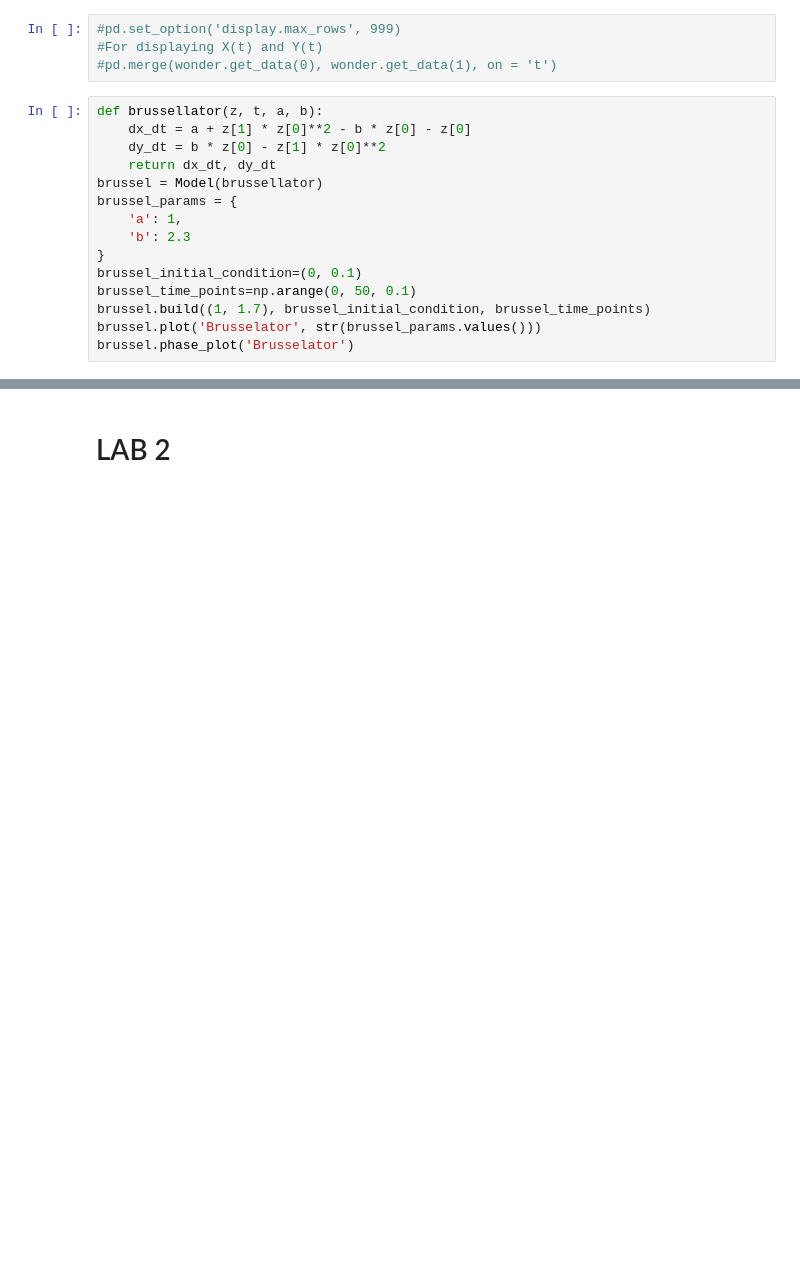
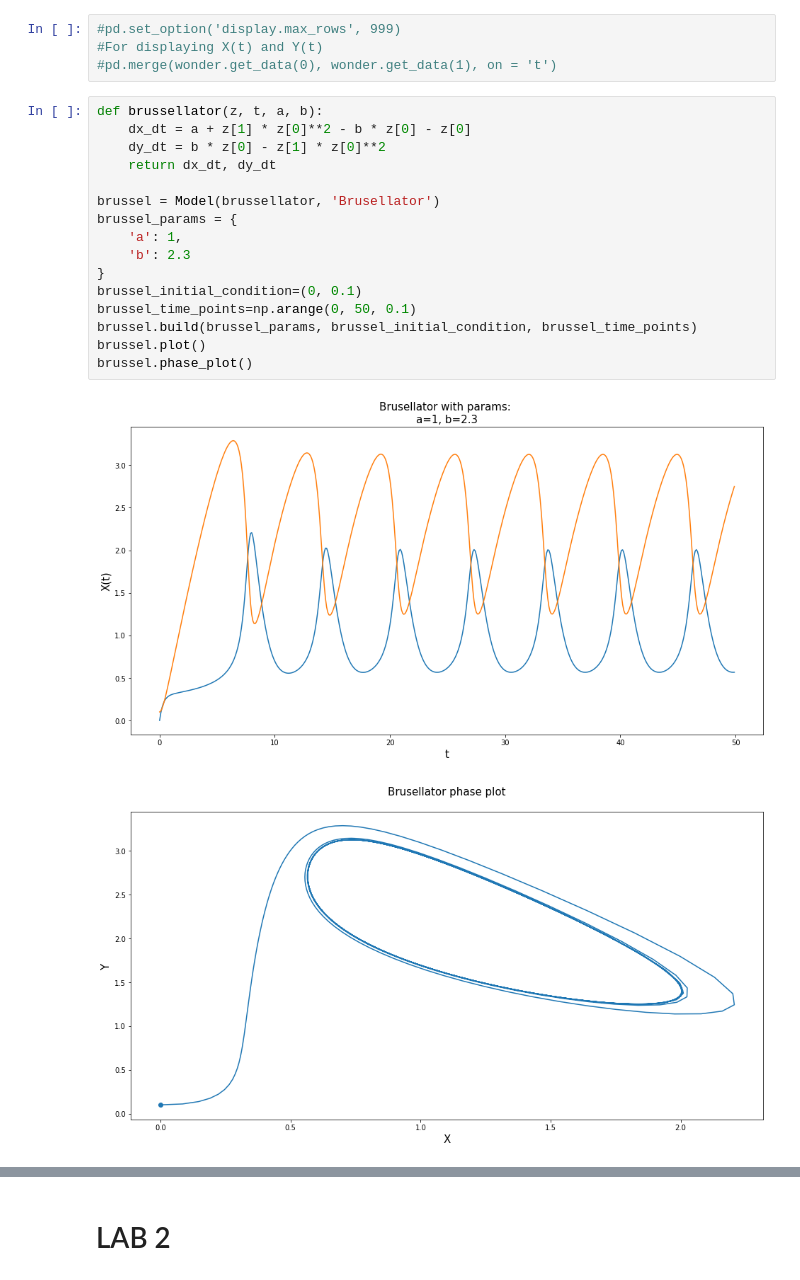
Before and after one commit to minmyk/Heavy_systems, a Jupyter notebook: Heavy_systems_lab2.ipynb, the cells around one changed output, grey strips where cells are left out. Saved outputs shown, nothing was run; the diff lists cells and outputs as text; blank space fills up the shorter version.

```diff
--- a/Heavy_systems_lab2.ipynb
+++ b/Heavy_systems_lab2.ipynb
@@ -243,18 +257,22 @@ wonder.phase_plot('Ван Дер Поль')
 # %%
 def brussellator(z, t, a, b):
     dx_dt = a + z[1] * z[0]**2 - b * z[0] - z[0]
     dy_dt = b * z[0] - z[1] * z[0]**2
     return dx_dt, dy_dt
-brussel = Model(brussellator)
+
+brussel = Model(brussellator, 'Brusellator')
 brussel_params = {
     'a': 1,
     'b': 2.3
 }
 brussel_initial_condition=(0, 0.1)
 brussel_time_points=np.arange(0, 50, 0.1)
-brussel.build((1, 1.7), brussel_initial_condition, brussel_time_points)
-brussel.plot('Brusselator', str(brussel_params.values()))
-brussel.phase_plot('Brusselator')
+brussel.build(brussel_params, brussel_initial_condition, brussel_time_points)
+brussel.plot()
+brussel.phase_plot()
+# %% [output]
+[figure, added]
+[figure, added]
 # %%
 def oscilation(z, t, delta, omega_0, omega, f):
     dx_dt = z[1]
```
Also changed, not shown: parts of 21 cells of this notebook.
